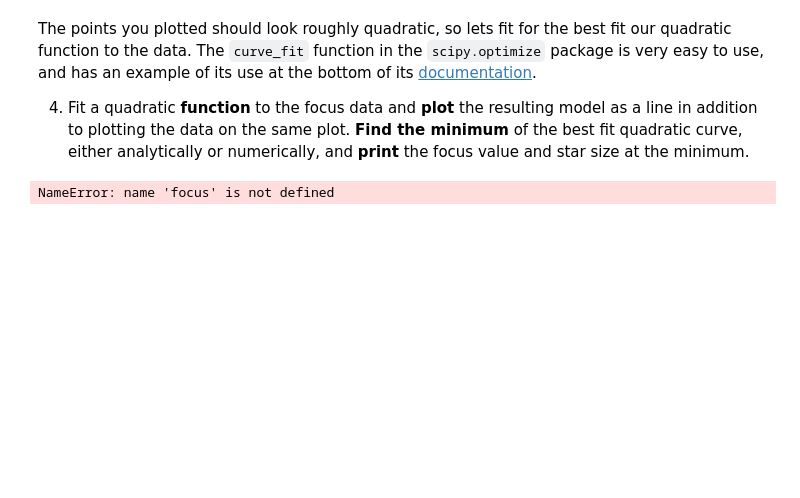
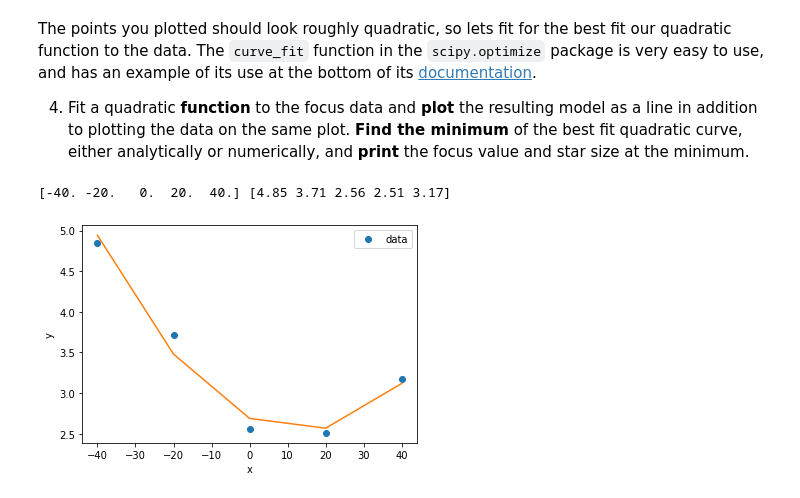
Before and after one commit to DakotaPeltzer/Astr4261, a Jupyter notebook: PythonIntroAssignment.ipynb, the cells around one changed output. Cells and saved outputs as stored; diff of their text form; code cells hidden in the pictures; blank space fills up the shorter version.

```diff
--- a/PythonIntroAssignment.ipynb
+++ b/PythonIntroAssignment.ipynb
@@ -142,23 +163,24 @@ The points you plotted should look roughly quadratic, so lets fit for the best f
 # %%
 import matplotlib.pyplot as plt
 from scipy.optimize import curve_fit
 
 xdata = focus[:,0]
 ydata = focus[:,1]
 def quad_eq(x,a,b,c):
-    return a*(x**2)+(b*x)+C
-#print(xdata,ydata)
+    return a*(x**2)+(b*x)+c
+print(xdata,ydata)
 rng = np.arange(-40,40)
 
 popt,pcov = curve_fit(quad_eq, xdata, ydata)
 
 plt.plot(xdata, ydata, 'o', label = 'data')
 
 plt.plot(xdata, quad_eq(xdata, *popt))
 
 plt.xlabel('x')
 plt.ylabel('y')
 plt.legend()
 plt.show()
 # %% [output]
-NameError: name 'focus' is not defined
+[-40. -20.   0.  20.  40.] [4.85 3.71 2.56 2.51 3.17]
+[figure, added]
```
Also changed, not shown: parts of 4 cells of this notebook.
